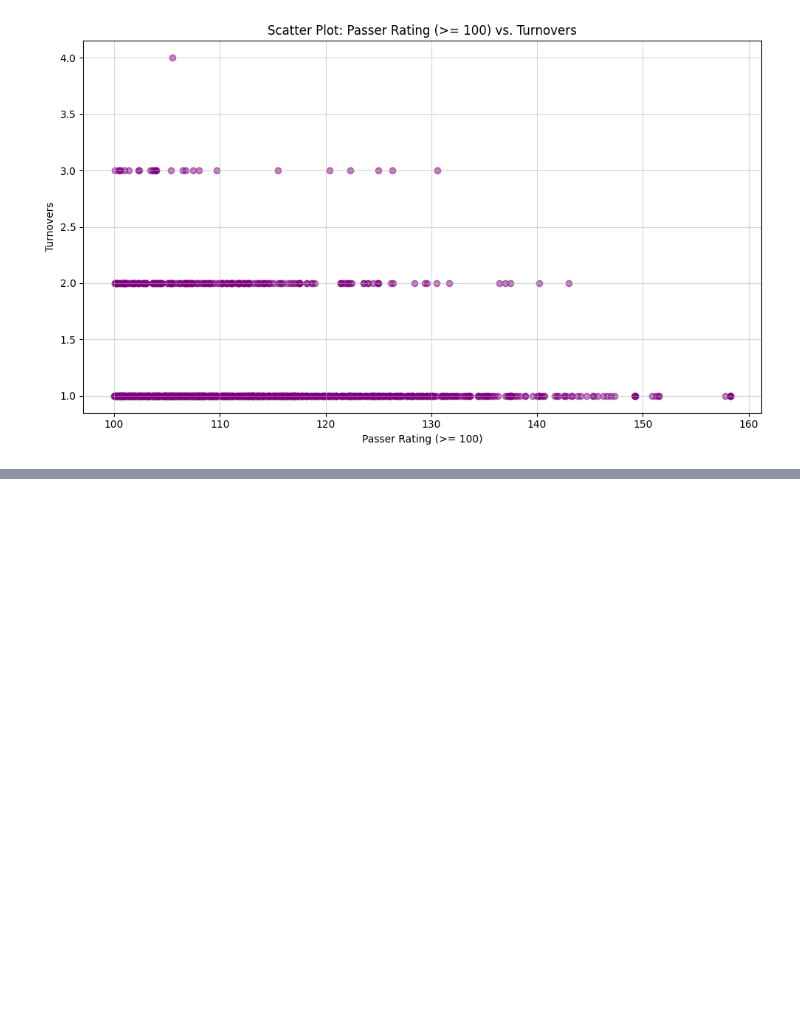
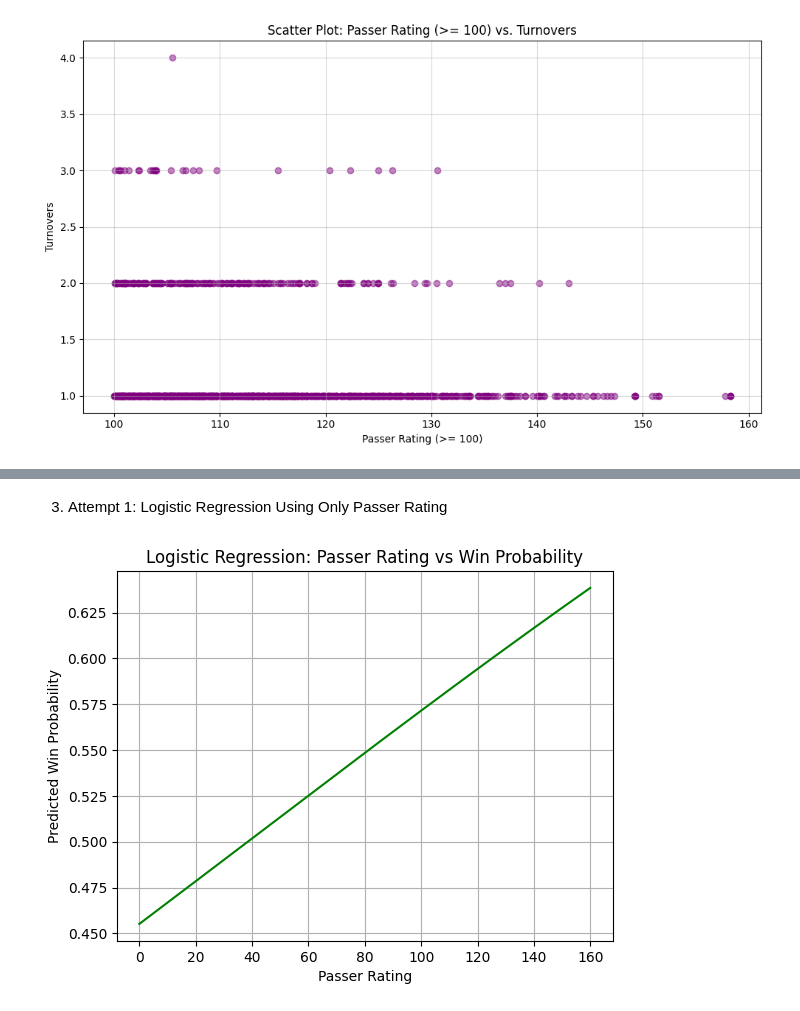
Before and after one commit to Jack-Lewittes/NFL-Analysis, a Jupyter notebook: src/qb_data_analysis.ipynb, the cells around one changed output, grey strips where cells are left out. Cells and saved outputs as stored; diff of their text form; code cells hidden in the pictures; blank space fills up the shorter version.

```diff
--- a/src/qb_data_analysis.ipynb
+++ b/src/qb_data_analysis.ipynb
@@ -210,0 +229,42 @@ TypeError: box() takes from 0 to 1 positional arguments but 2 were given
+# %%
+## 2. Create Outcome Column for Logistic Regression
+
+def outcome_to_numeric(outcome):
+    if isinstance(outcome, str):
+        s = outcome.strip().upper()
+        if s == "W":
+            return 1
+        elif s == "L" or s == "T": # Treat ties as losses
+            return 0
+        return None
+
+qb_game_logs_df_sorted["Outcome_Numeric"] = qb_game_logs_df_sorted["Outcome"].apply(outcome_to_numeric)
+qb_game_logs_df_sorted.dropna(subset=["Outcome_Numeric"], inplace=True)
+# %% [markdown]
+3. Attempt 1: Logistic Regression Using Only Passer Rating
+# %%
+# Ensure Passer Rating is numeric
+qb_game_logs_df_sorted["Passer Rating"] = pd.to_numeric(qb_game_logs_df_sorted["Passer Rating"], errors="coerce")
+
+# Prepare X and y
+qbr_only = qb_game_logs_df_sorted.dropna(subset=["Passer Rating", "Outcome_Numeric"])
+X_qbr = qbr_only[["Passer Rating"]]
+y_qbr = qbr_only["Outcome_Numeric"]
+
+# Train model
+model_qbr = LogisticRegression()
+model_qbr.fit(X_qbr, y_qbr)
+
+# Plot win probability curve
+ratings_range = np.linspace(0, 160, 300).reshape(-1, 1)
+predicted_curve = model_qbr.predict_proba(ratings_range)[:, 1]
+
+
+plt.plot(ratings_range, predicted_curve, color='green')
+plt.xlabel("Passer Rating")
+plt.ylabel("Predicted Win Probability")
+plt.title("Logistic Regression: Passer Rating vs Win Probability")
+plt.grid(True)
+plt.show()
+# %% [output]
+[figure, added]
```
Also changed, not shown: parts of 32 cells of this notebook, 3 other files.
